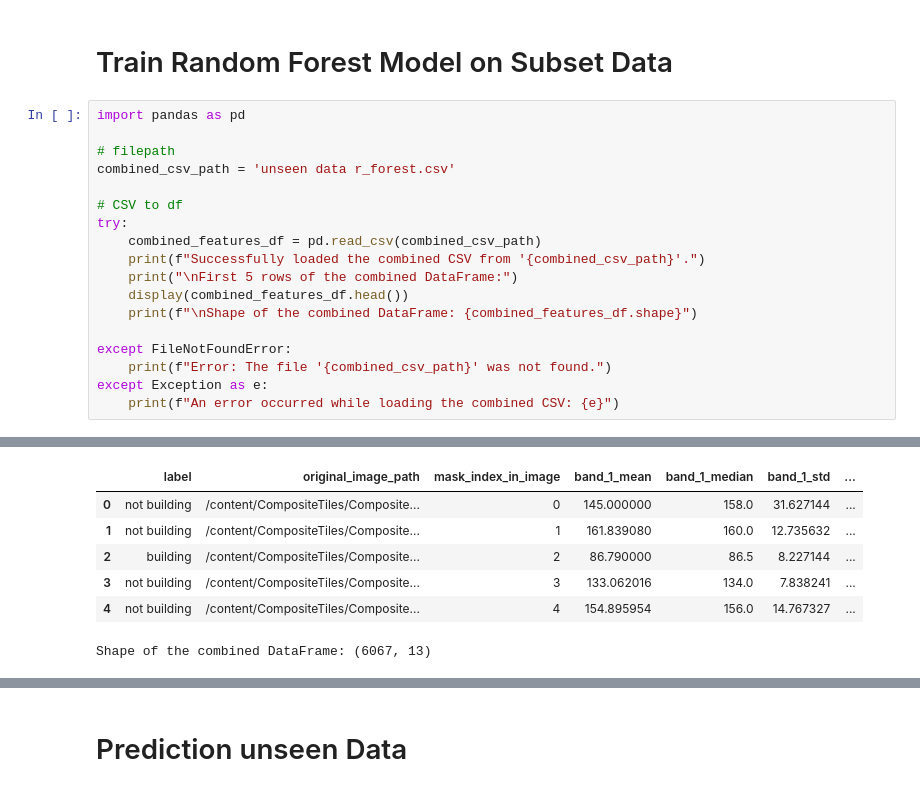
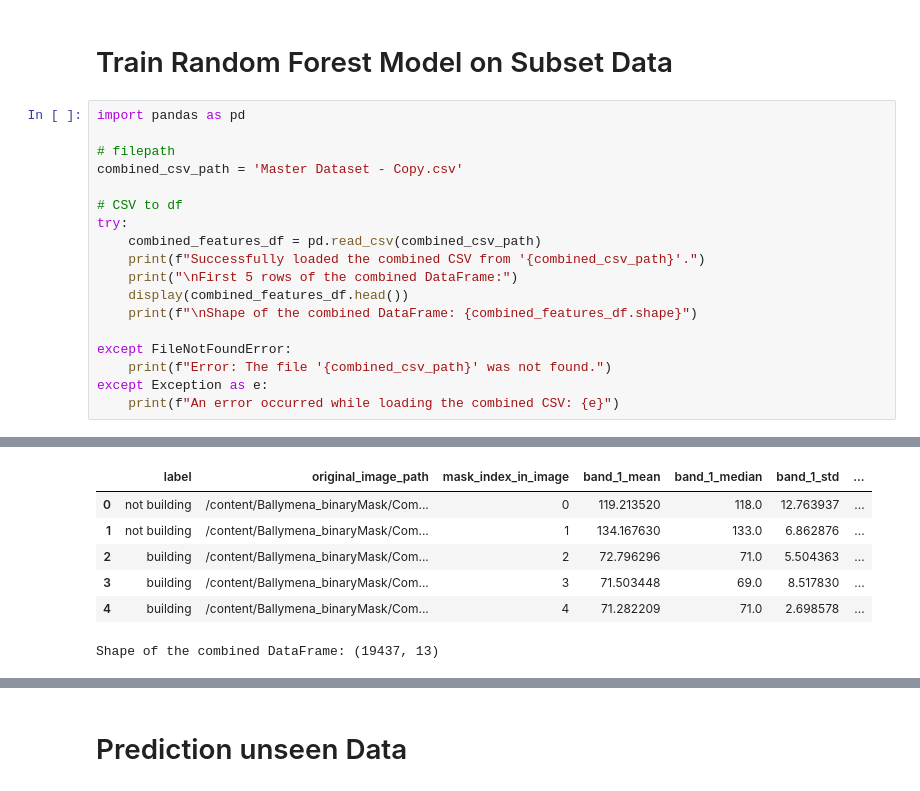
Before and after one commit to Jcrawford77/Foreign-Object-Detection, a Jupyter notebook: working.ipynb, the cells around one changed output, grey strips where cells are left out. Saved outputs shown, nothing was run; the diff lists cells and outputs as text.

```diff
--- a/working.ipynb
+++ b/working.ipynb
@@ -94,7 +94,7 @@ END of SAM setup
 import pandas as pd
 
 # filepath
-combined_csv_path = 'unseen data r_forest.csv'
+combined_csv_path = 'Master Dataset - Copy.csv'
 
 # CSV to df
 try:
@@ -113,12 +113,12 @@ Successfully loaded the combined CSV from 'unseen data r_forest.csv'.
 
 First 5 rows of the combined DataFrame:
 |  | label | original_image_path | mask_index_in_image | band_1_mean | band_1_median | band_1_std | ... |
-| 0 | not building | /content/CompositeTiles/Composite... | 0 | 145.000000 | 158.0 | 31.627144 | ... |
-| 1 | not building | /content/CompositeTiles/Composite... | 1 | 161.839080 | 160.0 | 12.735632 | ... |
-| 2 | building | /content/CompositeTiles/Composite... | 2 | 86.790000 | 86.5 | 8.227144 | ... |
-| 3 | not building | /content/CompositeTiles/Composite... | 3 | 133.062016 | 134.0 | 7.838241 | ... |
-| 4 | not building | /content/CompositeTiles/Composite... | 4 | 154.895954 | 156.0 | 14.767327 | ... |
+| 0 | not building | /content/Ballymena_binaryMask/Com... | 0 | 119.213520 | 118.0 | 12.763937 | ... |
+| 1 | not building | /content/Ballymena_binaryMask/Com... | 1 | 134.167630 | 133.0 | 6.862876 | ... |
+| 2 | building | /content/Ballymena_binaryMask/Com... | 2 | 72.796296 | 71.0 | 5.504363 | ... |
+| 3 | building | /content/Ballymena_binaryMask/Com... | 3 | 71.503448 | 69.0 | 8.517830 | ... |
+| 4 | building | /content/Ballymena_binaryMask/Com... | 4 | 71.282209 | 71.0 | 2.698578 | ... |
-Shape of the combined DataFrame: (6067, 13)
+Shape of the combined DataFrame: (19437, 13)
 # %%
 # Separate predictor variables
 # drop id
```
Also changed, not shown: parts of 7 cells of this notebook.
